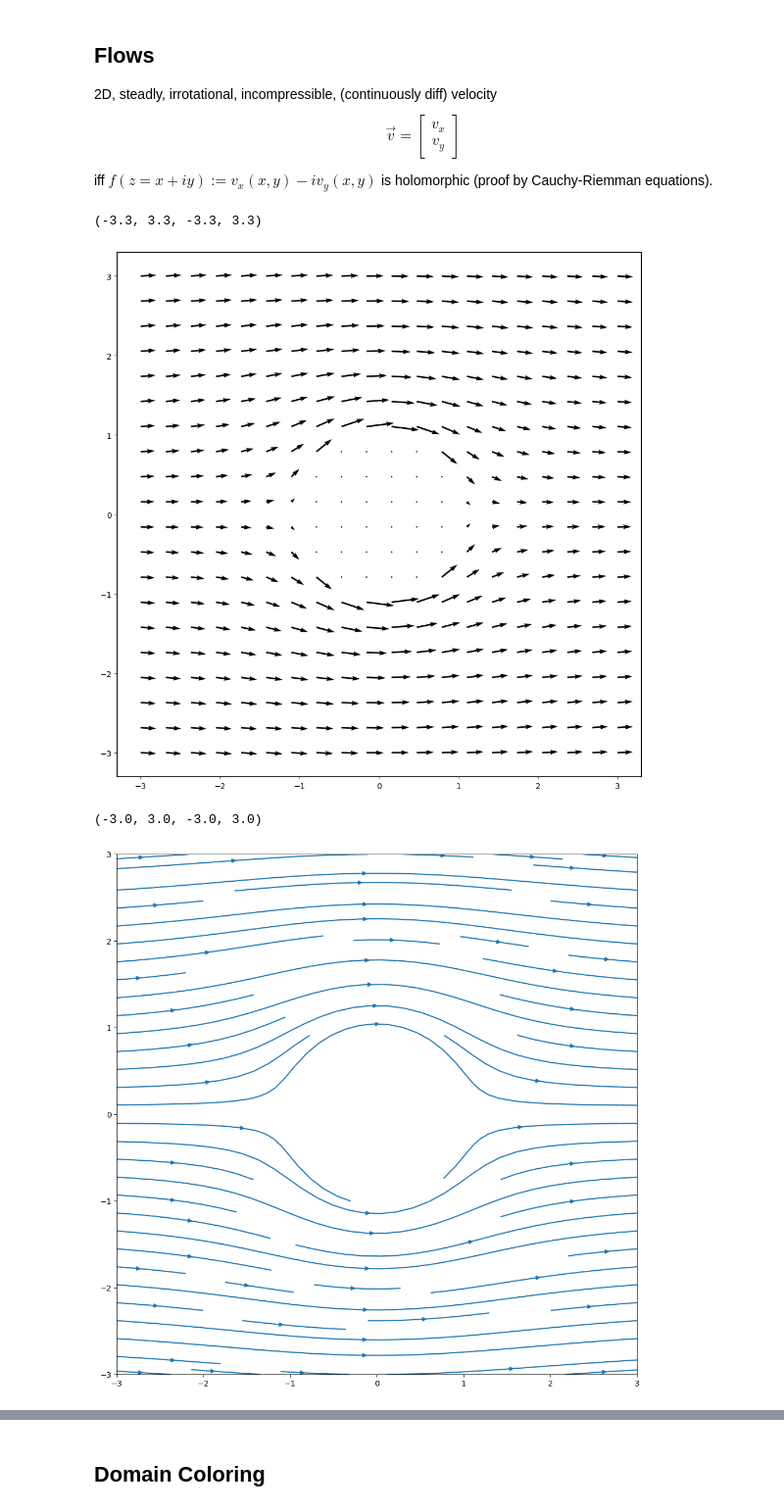
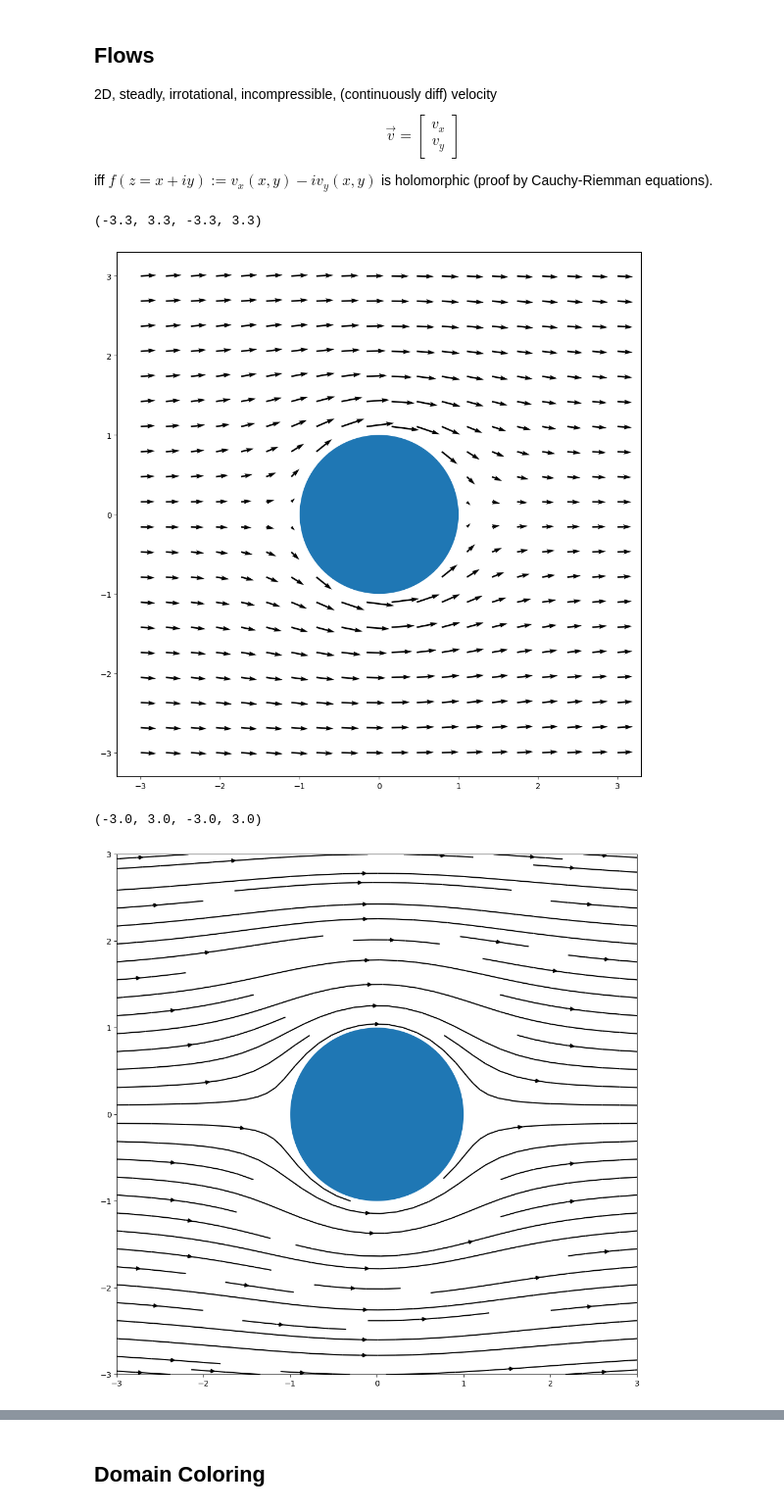
Before and after one commit to boisgera/visualization-of-analytic-functions, a Jupyter notebook: Domain Coloring.ipynb, the cells around one changed output, grey strips where cells are left out. Shown at 98% size. Cells and saved outputs as stored; diff of their text form; code cells hidden in the pictures.

```diff
--- a/Domain Coloring.ipynb
+++ b/Domain Coloring.ipynb
@@ -403,23 +423,33 @@ figure(figsize=(12,12))
 xs = ys = linspace(-3.0, 3.0, 20)
 X, Y = meshgrid(xs, ys)
 Vx, Vy = v(f)(X, Y) * (X*X+Y*Y >= 1.0)
+
 quiver(X, Y, Vx, Vy)
+
+theta = linspace(0, 2*pi, 1000)
+fill(cos(theta), sin(theta))
+
 axis("tight")
 axis("square")
 # %% [output]
 (-3.3, 3.3, -3.3, 3.3)
-[figure, old version]
+[figure, new version]
 # %%
 figure(figsize=(12,12))
 xs = ys = linspace(-3.0, 3.0, 100)
 X, Y = meshgrid(xs, ys)
 Vx, Vy = v(f)(X, Y) * (X*X+Y*Y >= 1.0)
-streamplot(X, Y, Vx, Vy)
+
+streamplot(X, Y, Vx, Vy, color="k")
+
+theta = linspace(0, 2*pi, 1000)
+fill(cos(theta), sin(theta))
+
 axis("tight")
 axis("square")
 # %% [output]
 (-3.0, 3.0, -3.0, 3.0)
-[figure, old version]
+[figure, new version]
 # %%
 def f(z):
     return 1.0 - 1.0 / (z*z) - 1j/z
```
Also changed, not shown: parts of 9 cells of this notebook.
